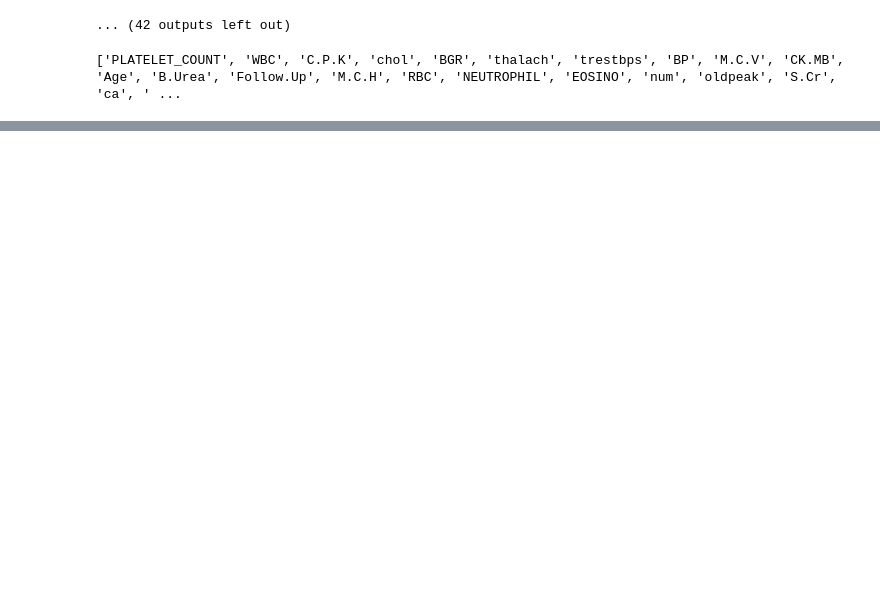
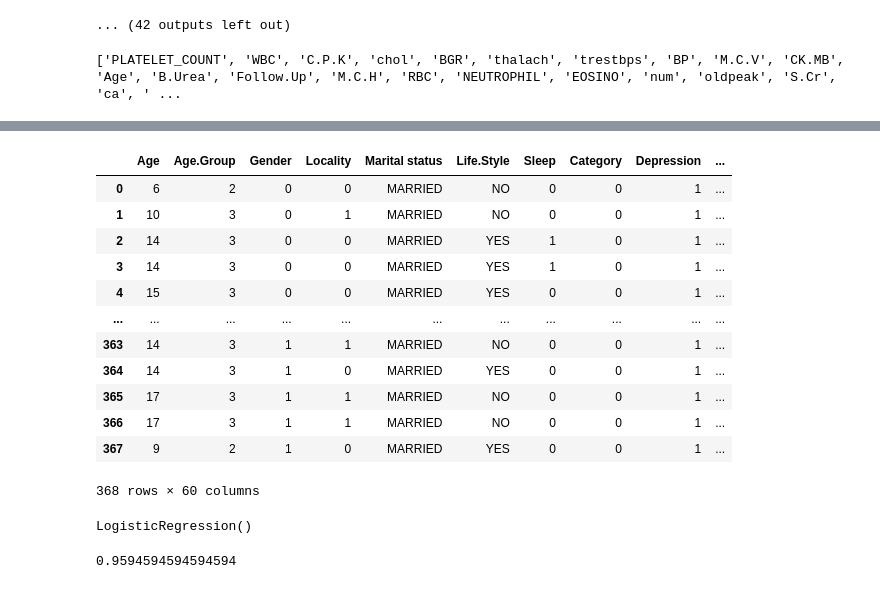
Before and after one commit to tejas05in/Kaggle-projects, a Jupyter notebook: heart-failure-prediction-eda-and-model-development.ipynb, the cells around one changed output, grey strips where cells are left out. Cells and saved outputs as stored; diff of their text form; code cells hidden in the pictures; blank space fills up the shorter version.

```diff
--- a/heart-failure-prediction-eda-and-model-development.ipynb
+++ b/heart-failure-prediction-eda-and-model-development.ipynb
@@ -321,0 +360,18 @@ print(significant_continous)
+# %%
+#One hot encoding to turn the categorical variables into numerical
+#df=pd.get_dummies(df)
+df
+# %% [output]
+|  | Age | Age.Group | Gender | Locality | Marital status | Life.Style | Sleep | Category | Depression | ... |
+| 0 | 6 | 2 | 0 | 0 | MARRIED | NO | 0 | 0 | 1 | ... |
+| 1 | 10 | 3 | 0 | 1 | MARRIED | NO | 0 | 0 | 1 | ... |
+| 2 | 14 | 3 | 0 | 0 | MARRIED | YES | 1 | 0 | 1 | ... |
+| 3 | 14 | 3 | 0 | 0 | MARRIED | YES | 1 | 0 | 1 | ... |
+| 4 | 15 | 3 | 0 | 0 | MARRIED | YES | 0 | 0 | 1 | ... |
+| ... | ... | ... | ... | ... | ... | ... | ... | ... | ... | ... |
+| 363 | 14 | 3 | 1 | 1 | MARRIED | NO | 0 | 0 | 1 | ... |
+| 364 | 14 | 3 | 1 | 0 | MARRIED | YES | 0 | 0 | 1 | ... |
+| 365 | 17 | 3 | 1 | 1 | MARRIED | NO | 0 | 0 | 1 | ... |
+| 366 | 17 | 3 | 1 | 1 | MARRIED | NO | 0 | 0 | 1 | ... |
+| 367 | 9 | 2 | 1 | 0 | MARRIED | YES | 0 | 0 | 1 | ... |
+368 rows × 60 columns
@@ -321,0 +394,8 @@ print(significant_continous)
+# %%
+model.fit(X_train,y_train)
+# %% [output]
+LogisticRegression()
+# %%
+model.score(X_test,y_test)
+# %% [output]
+0.9594594594594594
```
Also changed, not shown: parts of 14 cells of this notebook.
